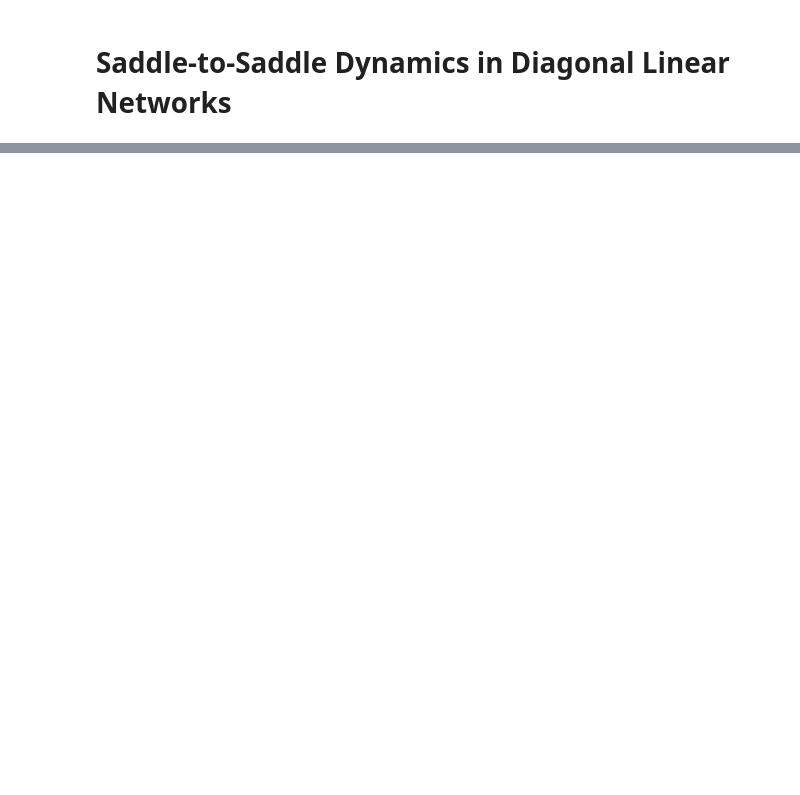
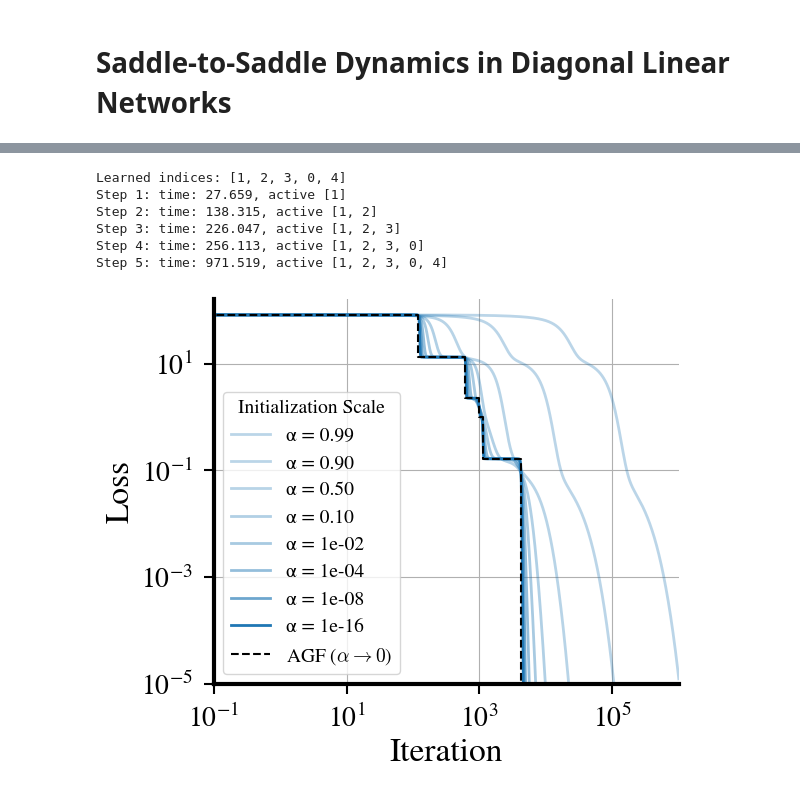
Before and after one commit to danielkunin/alternating-gradient-flows, a Jupyter notebook: diagonal-linear-network.ipynb, the cells around one changed output, grey strips where cells are left out. Saved outputs shown, nothing was run; the diff lists cells and outputs as text; code cells hidden in the pictures; blank space fills up the shorter version.

```diff
--- a/diagonal-linear-network.ipynb
+++ b/diagonal-linear-network.ipynb
@@ -781,0 +682,39 @@ NameError: name 'u' is not defined
+# %%
+# Plotting Empirics
+fig, ax = plt.subplots(figsize=(6, 5))
+base_color = "#1f77b4"  # Set the base color for all lines
+
+for alpha, losses in all_losses.items():
+    # if alpha in [0.99, 0.9, 0.5, 1e-1, 1e-2, 1e-8]:
+    # Normalize alpha for opacity (between 0.2 and 1 for better visibility)
+    normalized_alpha = min(1, max(0.3, 0.3 + 0.7 * (-np.log(alpha) / -np.log(1e-16))))
+    formatted_scale = f'{alpha:.0e}' if alpha < 0.1 else f'{alpha:.2f}'
+    ax.plot(1/-np.log(alpha) * range(max_iters), losses, label=f'α = {formatted_scale}',
+            lw=2, color=base_color, alpha=normalized_alpha)
+
+# Plotting Theory
+alpha = 1e-100
+loss_list, beta_list, t_list, s_list = pesme_flammarion(X, y)
+time_sequence = n * np.array(t_list) / learning_rate  # Normalize time
+loss_list, beta_list, t_list = AGF(X, y, alpha, tol_grad=1e-9)
+time_sequence = 1/-np.log(alpha) * np.array(t_list) / learning_rate  # Normalize time
+plt.step(time_sequence, loss_list, linestyle='--', color='k', where='post', label=r'AGF ($\alpha \to 0$)', lw=1.5)
+
+ax.set_yscale('log')
+ax.set_xscale('log')
+ax.set_xlabel('Iteration', fontsize=24)
+ax.set_ylabel('Loss', fontsize=24)
+ax.set_ylim(1e-5, 2 * losses[0])
+ax.set_xlim(1e-1,1e6)
+ax.grid(True)
+ax.legend(title="Initialization Scale")
+style_axes(ax)
+plt.savefig("loss-sweep.pdf", dpi=300, bbox_inches='tight')
+# %% [output]
+Learned indices: [1, 2, 3, 0, 4]
+Step 1: time: 27.659, active [1]
+Step 2: time: 138.315, active [1, 2]
+Step 3: time: 226.047, active [1, 2, 3]
+Step 4: time: 256.113, active [1, 2, 3, 0]
+Step 5: time: 971.519, active [1, 2, 3, 0, 4]
+[figure, added]
```
Also changed, not shown: parts of 38 cells of this notebook, 1 other file.
